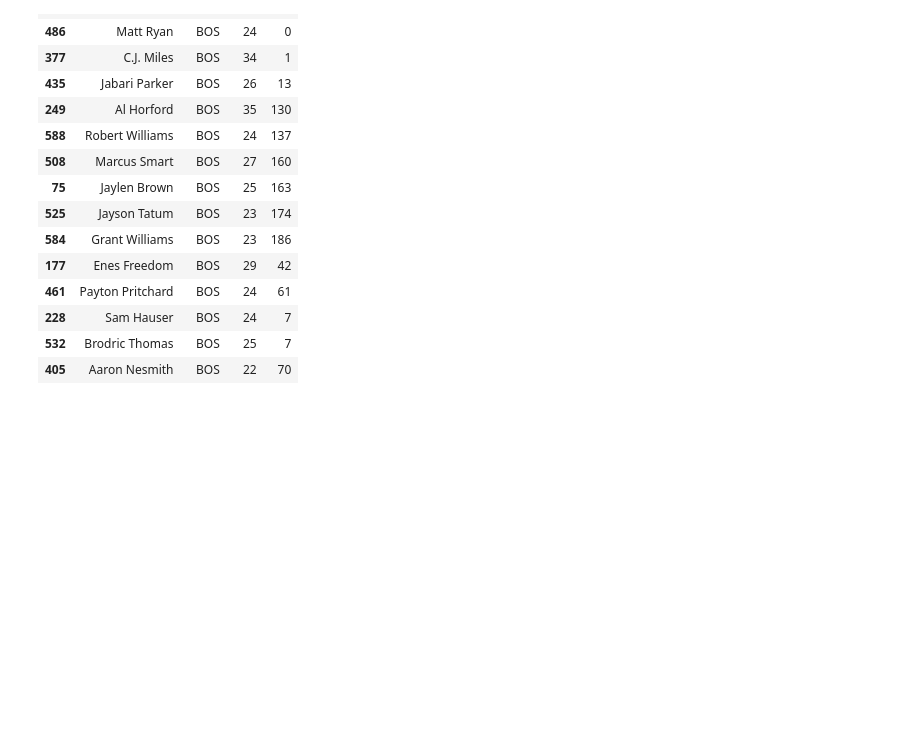
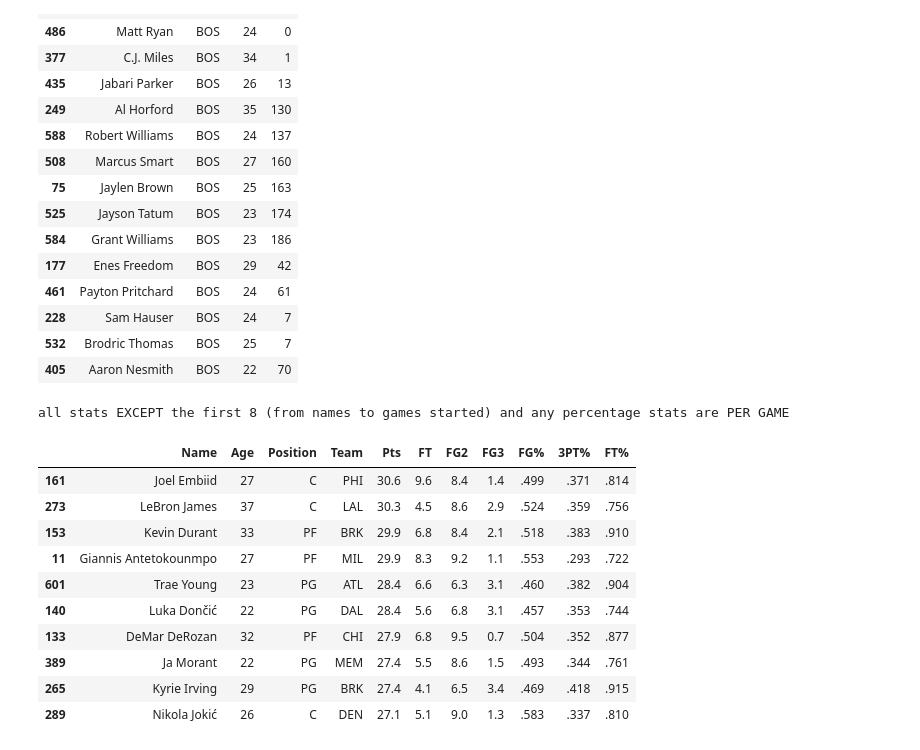
Before and after one commit to mcwillz1/CS-4630-Final-Project, a Jupyter notebook: finalProject.ipynb, the cells around one changed output. Cells and saved outputs as stored; diff of their text form; code cells hidden in the pictures; blank space fills up the shorter version.

```diff
--- a/finalProject.ipynb
+++ b/finalProject.ipynb
@@ -863,3 +948,28 @@ pf_age
 # %%
 #use ml to predict mvp of the league or of each team
 #use classification to determine what position would be best for a player that doesn't play much using the stats of players who are high performers in a certain position
+# %%
+topScorer = perGameStats()
+
+topScorer.columns
+my_cols = ["Name", "Age", "Position", "Team", 'Pts','FT','FG2','FG3',"FG%", "3PT%",'FT%']
+
+topScorer = topScorer[my_cols]
+
+topScorer['Pts'] = topScorer['Pts'].astype(float)
+topScorer = topScorer.sort_values(by='Pts', ascending=False)
+
+topScorer.head(10)
+# %% [output]
+all stats EXCEPT the first 8 (from names to games started) and any percentage stats are PER GAME
+|  | Name | Age | Position | Team | Pts | FT | FG2 | FG3 | FG% | 3PT% | FT% |
+| 161 | Joel Embiid | 27 | C | PHI | 30.6 | 9.6 | 8.4 | 1.4 | .499 | .371 | .814 |
+| 273 | LeBron James | 37 | C | LAL | 30.3 | 4.5 | 8.6 | 2.9 | .524 | .359 | .756 |
+| 153 | Kevin Durant | 33 | PF | BRK | 29.9 | 6.8 | 8.4 | 2.1 | .518 | .383 | .910 |
+| 11 | Giannis Antetokounmpo | 27 | PF | MIL | 29.9 | 8.3 | 9.2 | 1.1 | .553 | .293 | .722 |
+| 601 | Trae Young | 23 | PG | ATL | 28.4 | 6.6 | 6.3 | 3.1 | .460 | .382 | .904 |
+| 140 | Luka Dončić | 22 | PG | DAL | 28.4 | 5.6 | 6.8 | 3.1 | .457 | .353 | .744 |
+| 133 | DeMar DeRozan | 32 | PF | CHI | 27.9 | 6.8 | 9.5 | 0.7 | .504 | .352 | .877 |
+| 389 | Ja Morant | 22 | PG | MEM | 27.4 | 5.5 | 8.6 | 1.5 | .493 | .344 | .761 |
+| 265 | Kyrie Irving | 29 | PG | BRK | 27.4 | 4.1 | 6.5 | 3.4 | .469 | .418 | .915 |
+| 289 | Nikola Jokić | 26 | C | DEN | 27.1 | 5.1 | 9.0 | 1.3 | .583 | .337 | .810 |
```
Also changed, not shown: parts of 5 cells of this notebook.
